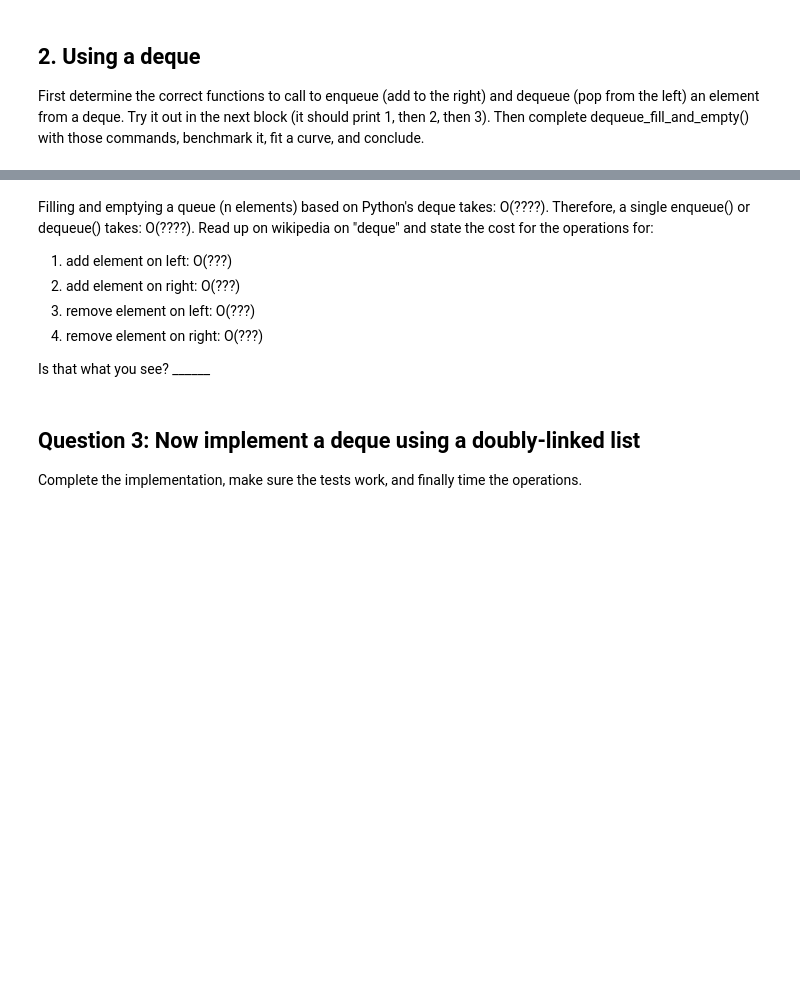
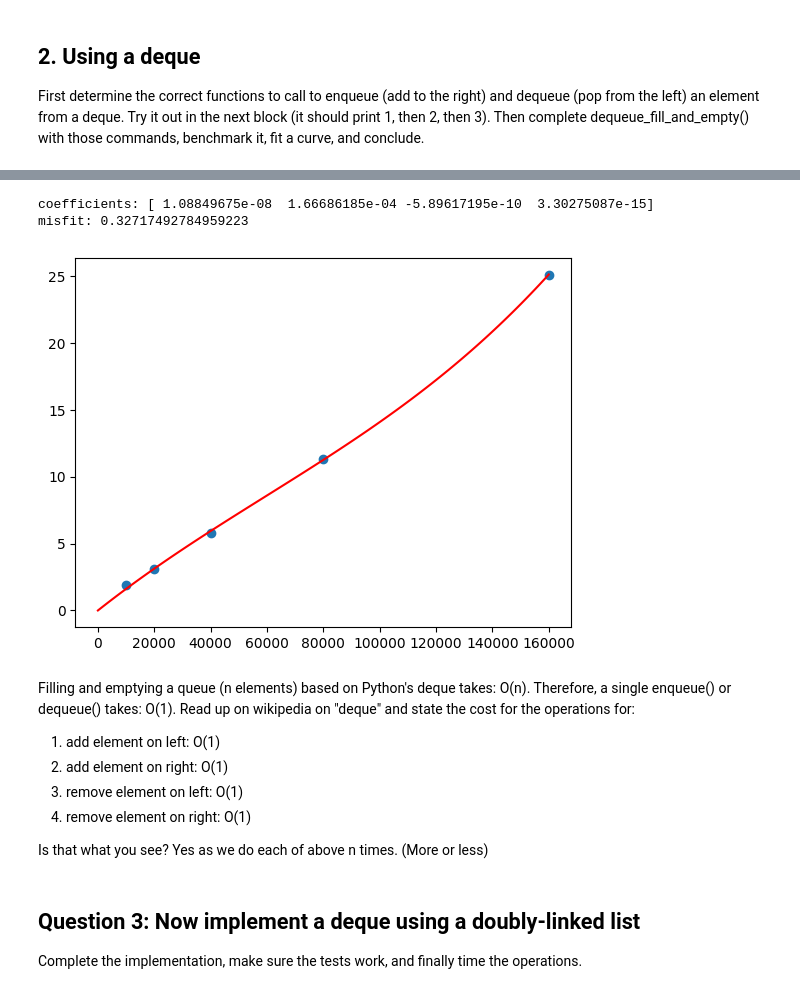
Before and after one commit to Momothebowler/Data-Sctructures-HW, a Jupyter notebook: HW04.ipynb, the cells around one changed output, grey strips where cells are left out. Cells and saved outputs as stored; diff of their text form; code cells hidden in the pictures; blank space fills up the shorter version.

```diff
--- a/HW04.ipynb
+++ b/HW04.ipynb
@@ -167,28 +190,31 @@ for n in sizes:
 # %%
 x = sizes
-#y = [?,?,?,?,?] # fill
-y = [1.32,2.76,5.82,14.5,25.5] # fill
+y = [1.9,3.11,5.79,11.3,25.1]
 
 c, misfit = fit_poly(x,y,3)
 print ("coefficients:",c)
 print ("misfit:", misfit)
 
 xx = np.linspace(0,x[-1],100)
 yy = xx * 0
 for idx,cc in enumerate(c):
     yy = yy + cc*xx**idx
 
 plt.plot(x, y, 'o')
 plt.plot(xx, yy, 'r')
 plt.show()
+# %% [output]
+coefficients: [ 1.08849675e-08  1.66686185e-04 -5.89617195e-10  3.30275087e-15]
+misfit: 0.32717492784959223
+[figure, added]
 # %% [markdown]
-Filling and emptying a queue (n elements) based on Python's deque takes: O(????). Therefore, a single enqueue() or dequeue() takes: O(????). Read up on wikipedia on "deque" and state the cost for the operations for:
-1. add element on left: O(???)
-2. add element on right: O(???)
-3. remove element on left: O(???)
-4. remove element on right: O(???)
+Filling and emptying a queue (n elements) based on Python's deque takes: O(n). Therefore, a single enqueue() or dequeue() takes: O(1). Read up on wikipedia on "deque" and state the cost for the operations for:
+1. add element on left: O(1)
+2. add element on right: O(1)
+3. remove element on left: O(1)
+4. remove element on right: O(1)
 
-Is that what you see? ______
+Is that what you see? Yes as we do each of above n times. (More or less)
 # %% [markdown]
 ## Question 3: Now implement a deque using a doubly-linked list
 Complete the implementation, make sure the tests work, and finally time the operations.
```
Also changed, not shown: parts of 10 cells of this notebook.
